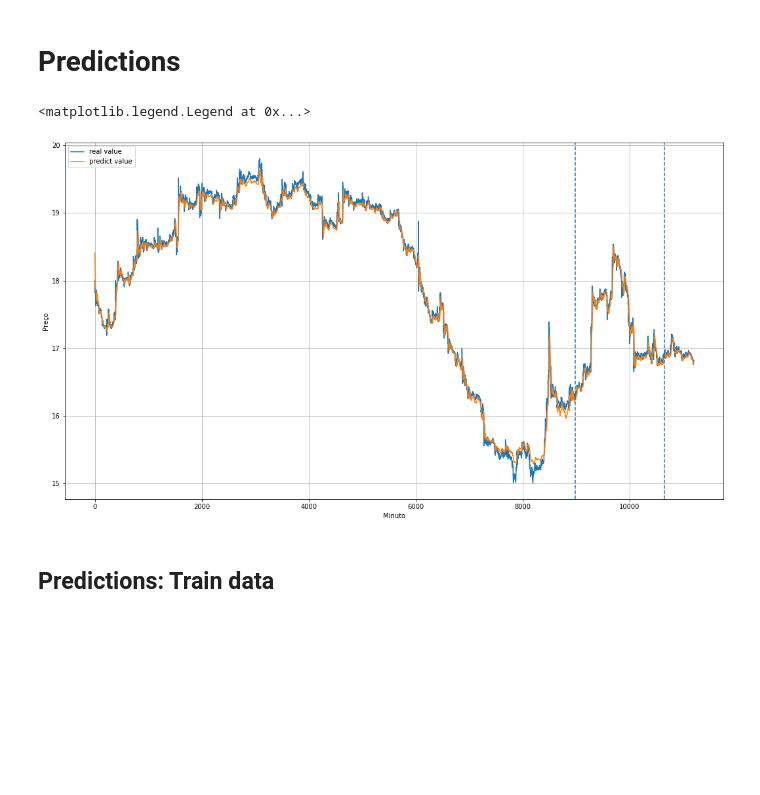
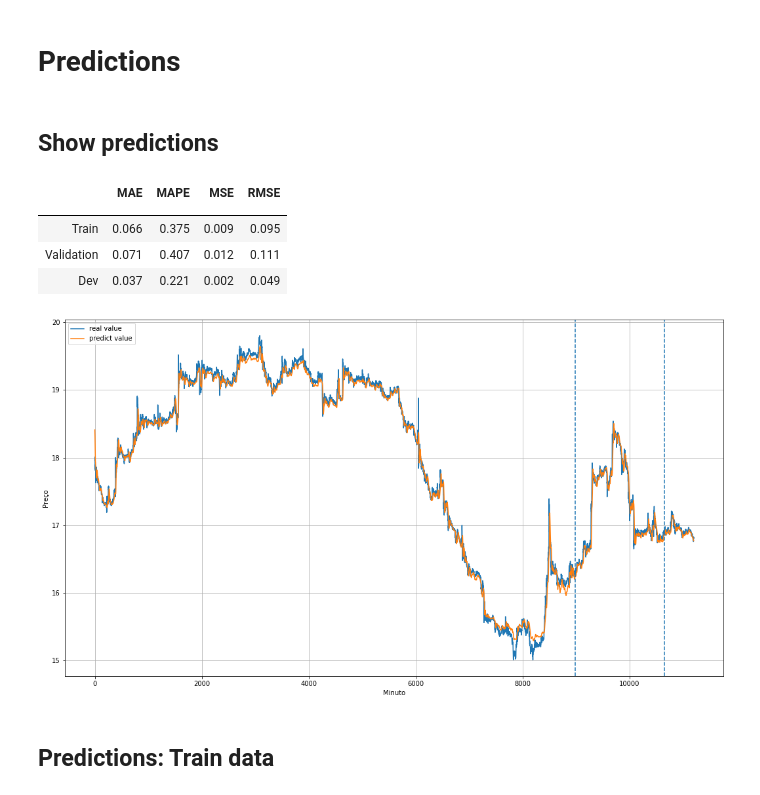
Before and after one commit to matheusbfernandes/stock-market-prediction, a Jupyter notebook: model/inter_model/cnn_lstm_inter.ipynb, the cells around one changed output. Saved outputs shown, nothing was run; the diff lists cells and outputs as text; code cells hidden in the pictures; blank space fills up the shorter version.

Commit message:
inter model done.

```diff
--- a/model/inter_model/cnn_lstm_inter.ipynb
+++ b/model/inter_model/cnn_lstm_inter.ipynb
@@ -48,6 +46,15 @@ def create_window_dataset(ds, lb, window_size):
         labels.append(lb[i - 1])
 
     return np.array(windowed_dataset), np.array(labels)
+
+def get_metrics_result(metrics, true_labels, predicted_labels):
+    metrics_result = []
+    for metric in metrics:
+        metric.reset_states()
+        metric.update_state(true_labels, predicted_labels)
+        metrics_result.append(metric.result().numpy())
+
+    return metrics_result
 # %%
 data = pd.read_csv(FILE_NAME, sep=',')
 data = data[['open', 'high', 'low', 'close', 'dollar_close', 'volume', 'close']]
@@ -197,5 +201,5 @@ history = model.fit(train_set,
                     steps_per_epoch=TRAIN_STEP,
                     validation_data=cross_validation_set,
                     validation_steps=VALIDATION_STEP,
-                    verbose=1,
+                    verbose=0,
                     callbacks=[tensorboard_callback])
@@ -232,20 +222,40 @@ model.load_weights('weights/inter_model_weights.ckpt')
+# %% [markdown]
+## Show predictions
 # %%
-forecast_train = model.predict(unshuffled_train_set, steps=TRAIN_STEP)
-forecast_validation = model.predict(cross_validation_set, steps=VALIDATION_STEP)
-forecast_dev = model.predict(dev_set, steps=DEV_STEP)
-
 total_forecast = np.concatenate((forecast_train[:,0], forecast_validation[:,0], forecast_dev[:,0]))
 total_labels = np.concatenate((labels_train, labels_validation, labels_dev))
 
 plt.figure(figsize=(18, 10))
 plot_series(np.arange(total_labels.shape[0]), total_labels, "real value")
 plot_series(np.arange(total_labels.shape[0]), total_forecast, "predict value")
 xpositions = [labels_train.shape[0], (labels_train.shape[0] + labels_validation.shape[0])]
 for xp in xpositions:
     plt.axvline(x=xp, linestyle='--')
 plt.legend(loc='upper left')
+
+metrics = [
+    tf.keras.metrics.MeanAbsoluteError(),
+    tf.keras.metrics.MeanAbsolutePercentageError(),
+    tf.keras.metrics.MeanSquaredError(),
+    tf.keras.metrics.RootMeanSquaredError()
+]
+train_metrics = get_metrics_result(metrics, labels_train, forecast_train[:,0])
+train_metrics.insert(0, 'Train')
+val_metrics = get_metrics_result(metrics, labels_validation, forecast_validation[:,0])
+val_metrics.insert(0, 'Validation')
+dev_metrics = get_metrics_result(metrics,labels_dev, forecast_dev[:,0])
+dev_metrics.insert(0, 'Dev')
+
+COL_NAMES = ['', 'MAE', 'MAPE', 'MSE', 'RMSE']
+metrics_table = pd.DataFrame([train_metrics, val_metrics, dev_metrics], columns=COL_NAMES)
+metrics_table = metrics_table.set_index([''])
+metrics_table.round(3)
 # %% [output]
-<matplotlib.legend.Legend at 0x...>
+|  | MAE | MAPE | MSE | RMSE |
+|  |  |  |  |  |
+| Train | 0.066 | 0.375 | 0.009 | 0.095 |
+| Validation | 0.071 | 0.407 | 0.012 | 0.111 |
+| Dev | 0.037 | 0.221 | 0.002 | 0.049 |
 [figure]
 # %% [markdown]
 ## Predictions: Train data
```
Also changed, not shown: parts of 4 cells of this notebook, 1 other file.
